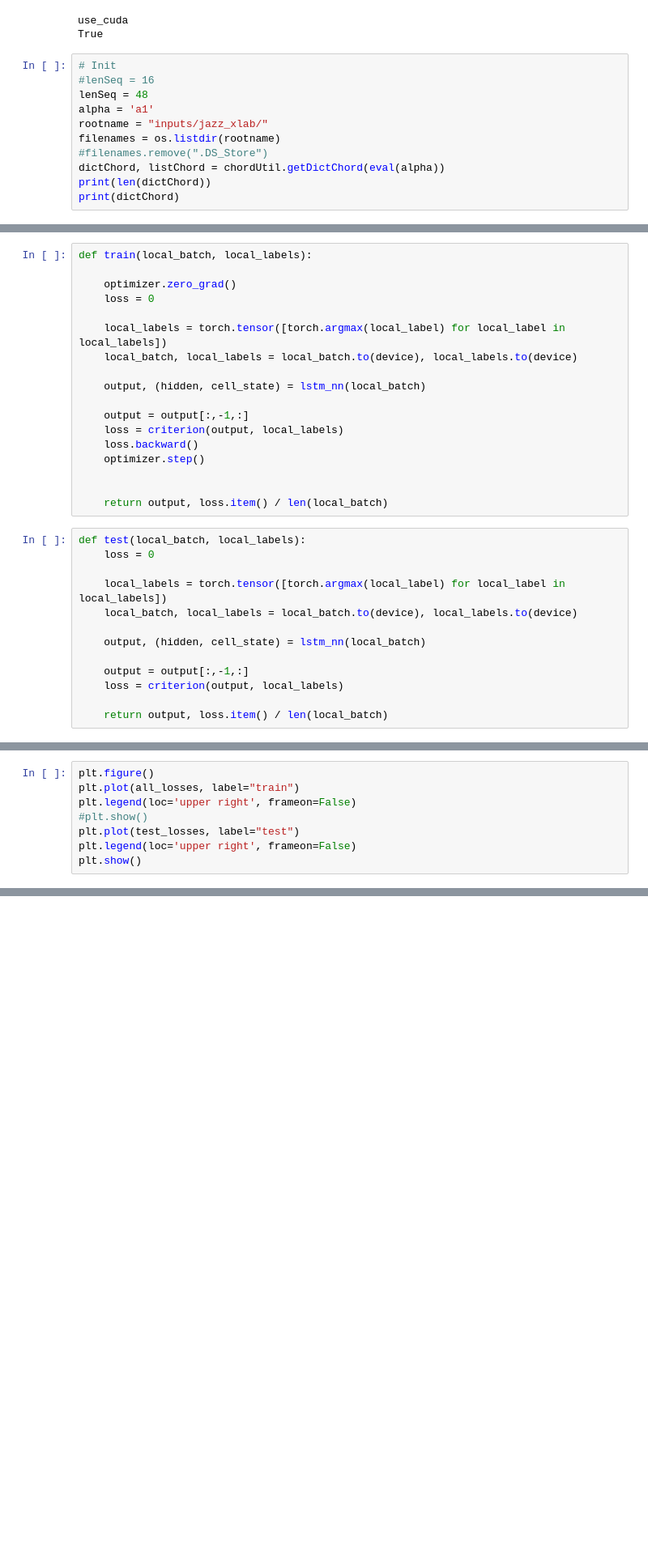
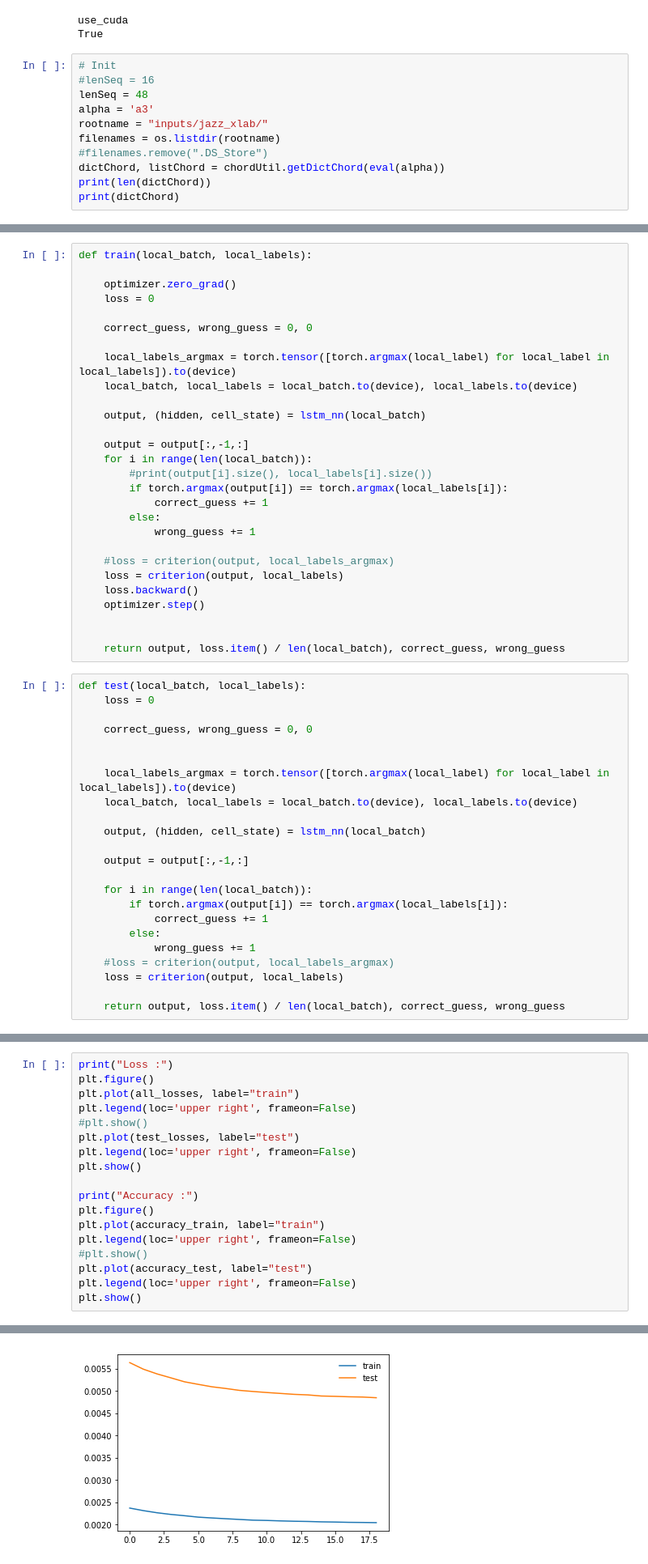
Before and after one commit to ValentinBilot/Jazz_generator_ML_ATIAM, a Jupyter notebook: exercice2/code_by_Dr_Tristan/LSTM-with-tristan-loader.ipynb, the cells around one changed output, grey strips where cells are left out. Shown: that part at 81% size. Drawn from its saved outputs; the diff is of its cells as text; blank space fills up the shorter version.

Commit message:
LSTM updates (ajout de l'accuracy)

```diff
--- a/exercice2/code_by_Dr_Tristan/LSTM-with-tristan-loader.ipynb
+++ b/exercice2/code_by_Dr_Tristan/LSTM-with-tristan-loader.ipynb
@@ -36,7 +36,7 @@ True
 # Init
 #lenSeq = 16
 lenSeq = 48
-alpha = 'a1'
+alpha = 'a3'
 rootname = "inputs/jazz_xlab/"
 filenames = os.listdir(rootname)
 #filenames.remove(".DS_Store")
@@ -64,29 +64,49 @@ def train(local_batch, local_labels):
     optimizer.zero_grad()
     loss = 0
 
-    local_labels = torch.tensor([torch.argmax(local_label) for local_label in local_labels])
+    correct_guess, wrong_guess = 0, 0
+
+    local_labels_argmax = torch.tensor([torch.argmax(local_label) for local_label in local_labels]).to(device)
     local_batch, local_labels = local_batch.to(device), local_labels.to(device)
 
     output, (hidden, cell_state) = lstm_nn(local_batch)
 
     output = output[:,-1,:]
+    for i in range(len(local_batch)):
+        #print(output[i].size(), local_labels[i].size())
+        if torch.argmax(output[i]) == torch.argmax(local_labels[i]):
+            correct_guess += 1
+        else:
+            wrong_guess += 1
+
+    #loss = criterion(output, local_labels_argmax)
     loss = criterion(output, local_labels)
     loss.backward()
     optimizer.step()
 
 
-    return output, loss.item() / len(local_batch)
+    return output, loss.item() / len(local_batch), correct_guess, wrong_guess
 # %%
 def test(local_batch, local_labels):
     loss = 0
 
-    local_labels = torch.tensor([torch.argmax(local_label) for local_label in local_labels])
+    correct_guess, wrong_guess = 0, 0
+
+
+    local_labels_argmax = torch.tensor([torch.argmax(local_label) for local_label in local_labels]).to(device)
     local_batch, local_labels = local_batch.to(device), local_labels.to(device)
 
     output, (hidden, cell_state) = lstm_nn(local_batch)
 
     output = output[:,-1,:]
+
+    for i in range(len(local_batch)):
+        if torch.argmax(output[i]) == torch.argmax(local_labels[i]):
+            correct_guess += 1
+        else:
+            wrong_guess += 1
+    #loss = criterion(output, local_labels_argmax)
     loss = criterion(output, local_labels)
 
-    return output, loss.item() / len(local_batch)
+    return output, loss.item() / len(local_batch), correct_guess, wrong_guess
 # %%
@@ -165,4 +207,5 @@ test : 3m 20s (95 31%) -0.1107
 # %%
+print("Loss :")
 plt.figure()
 plt.plot(all_losses, label="train")
 plt.legend(loc='upper right', frameon=False)
@@ -170,3 +213,13 @@ plt.legend(loc='upper right', frameon=False)
 plt.plot(test_losses, label="test")
 plt.legend(loc='upper right', frameon=False)
 plt.show()
+
+print("Accuracy :")
+plt.figure()
+plt.plot(accuracy_train, label="train")
+plt.legend(loc='upper right', frameon=False)
+#plt.show()
+plt.plot(accuracy_test, label="test")
+plt.legend(loc='upper right', frameon=False)
+plt.show()
+# %% [output]
@@ -172,0 +227 @@ plt.show()
+[figure, added]
```
Also changed, not shown: parts of 4 cells of this notebook, 1 other file.
